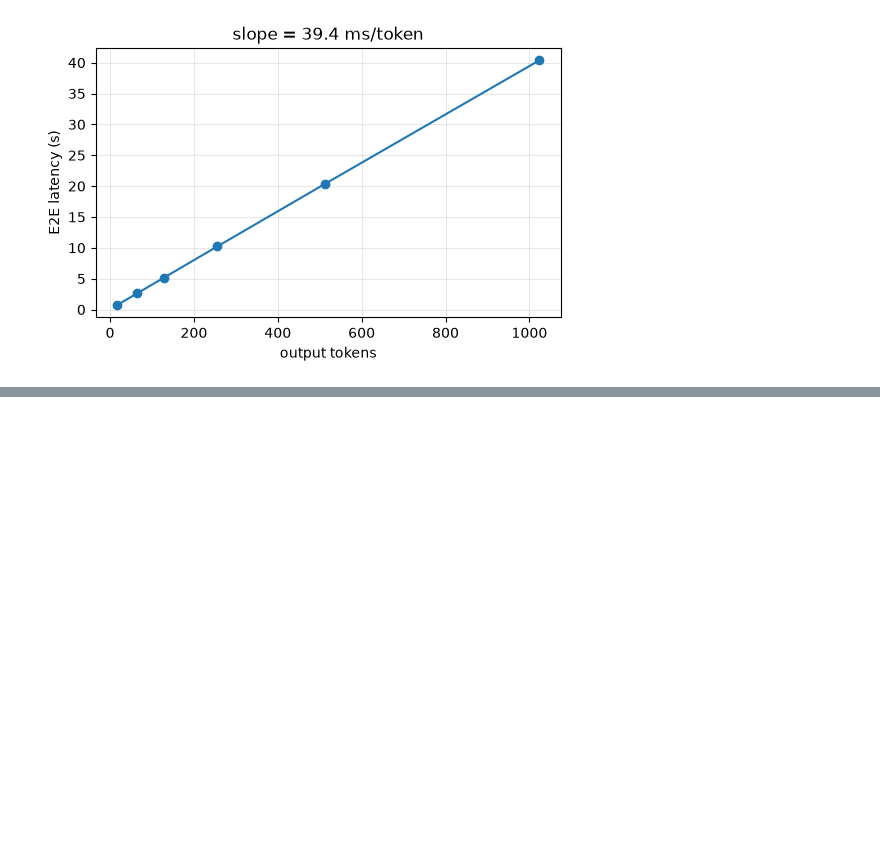
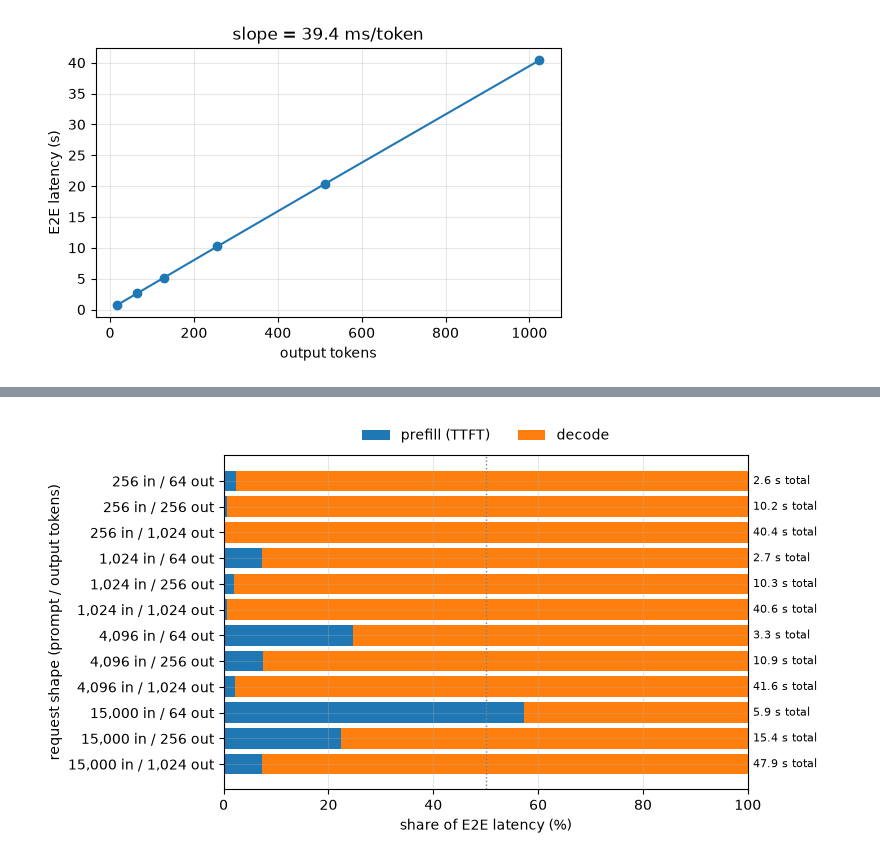
Before and after one commit to kwmaeng91/studying-llm-systems-without-gpus, a Jupyter notebook: docs/lectures/01-prefill-and-decode.ipynb, the cells around one changed output, grey strips where cells are left out. Saved outputs shown, nothing was run; the diff lists cells and outputs as text; code cells hidden in the pictures; blank space fills up the shorter version.

```diff
--- a/docs/lectures/01-prefill-and-decode.ipynb
+++ b/docs/lectures/01-prefill-and-decode.ipynb
@@ -237,0 +256,14 @@ plt.title(f"slope = {1e3 * slope:.1f} ms/token");
+# %%
+import pandas as pd
+
+rows = []
+for p_len in (256, 1024, 4096, 15000):
+    for d_len in (64, 256, 1024):
+        s_ = lsg.simulate(**SYSTEM, prefill_tokens=p_len, decode_tokens=d_len,
+                          qps=0.05, num_requests=5).summary()
+        ttft = s_["TTFT p50 (ms)"] / 1e3
+        rows.append({"prompt": p_len, "output": d_len,
+                     "prefill (s)": ttft, "decode (s)": s_["E2E p50 (s)"] - ttft})
+breakdown = pd.DataFrame(rows)
+breakdown["decode share"] = breakdown["decode (s)"] / (breakdown["prefill (s)"] + breakdown["decode (s)"])
+breakdown.round(2)
@@ -238 +284,17 @@ plt.title(f"slope = {1e3 * slope:.1f} ms/token");
+# %%
+labels = [f"{p:,} in / {d:,} out" for p, d in zip(breakdown["prompt"], breakdown["output"])]
+total = breakdown["prefill (s)"] + breakdown["decode (s)"]
+prefill_pct = 100 * breakdown["prefill (s)"] / total
+fig, ax = plt.subplots(figsize=(8, 4.4))
+ax.barh(labels, prefill_pct, label="prefill (TTFT)", color="C0")
+ax.barh(labels, 100 - prefill_pct, left=prefill_pct, label="decode", color="C1")
+for i, t in enumerate(total):
+    ax.text(101, i, f"{t:.1f} s total", va="center", fontsize=8)
+ax.axvline(50, color="gray", ls=":", lw=1)
+ax.invert_yaxis()
+ax.set(xlim=(0, 100), xlabel="share of E2E latency (%)", ylabel="request shape (prompt / output tokens)")
+ax.legend(loc="lower center", bbox_to_anchor=(0.5, 1.0), ncol=2, frameon=False)
+fig.tight_layout()
+# %% [output]
+[figure, added]
 # %% [markdown]
```
Also changed, not shown: parts of 4 cells of this notebook, 3 other files.
